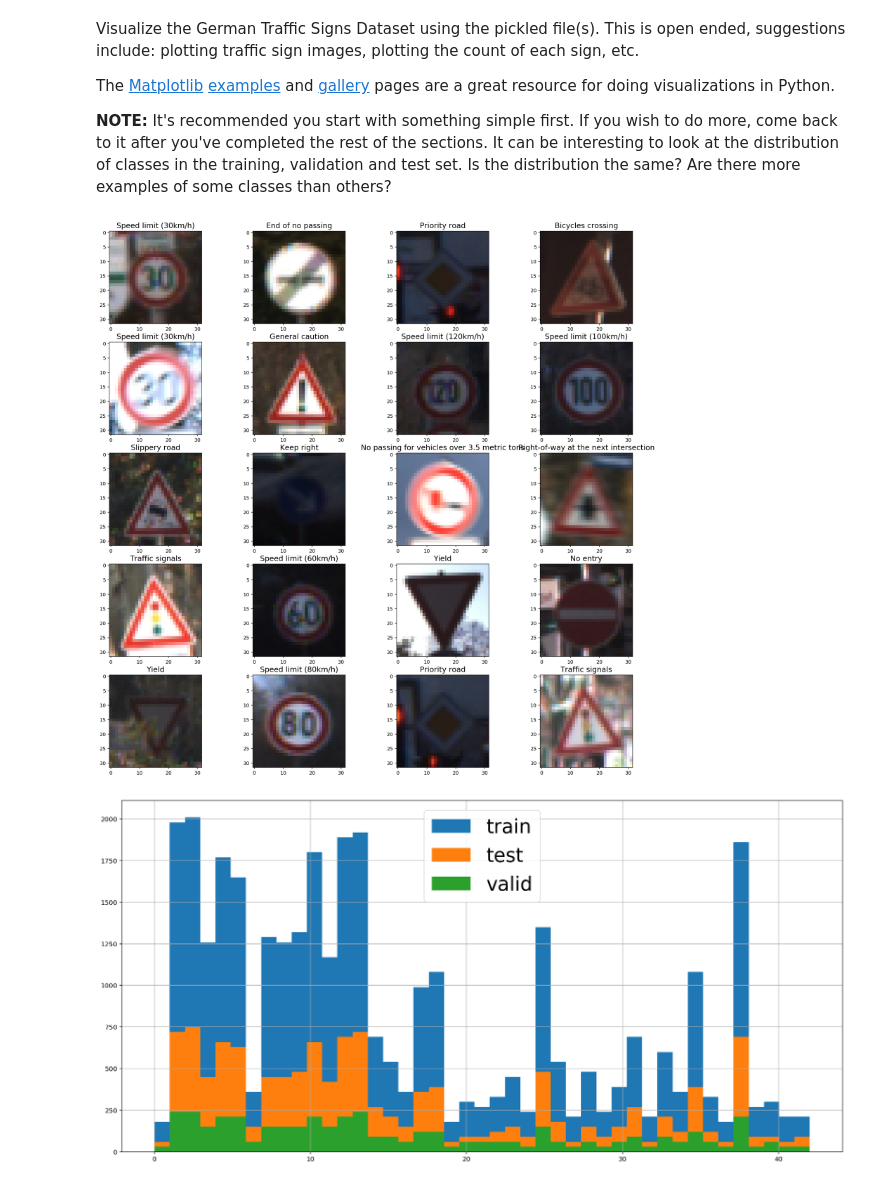
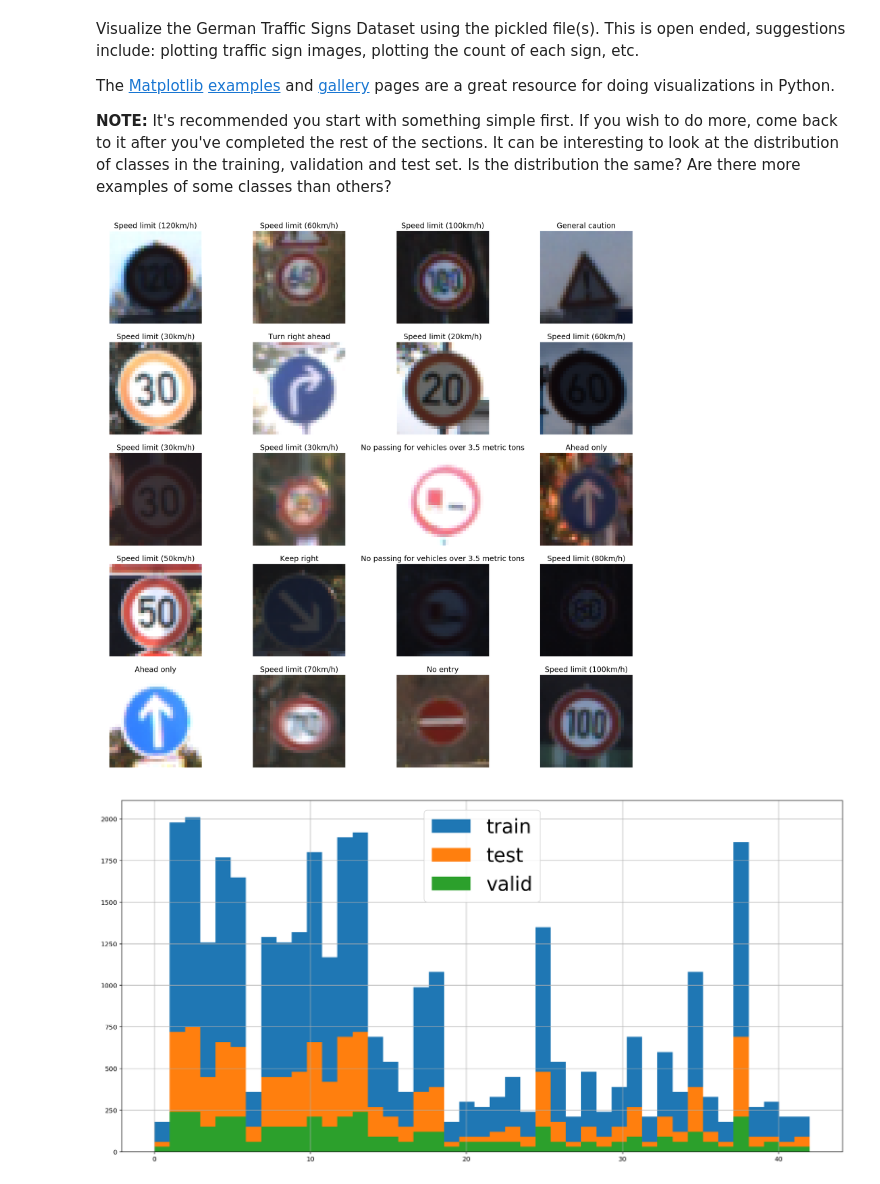
Before and after one commit to yoon-gu/CarND-Traffic-Sign-Classifier-Project, a Jupyter notebook: Traffic_Sign_Classifier.ipynb, the cells around one changed output. Saved outputs shown, nothing was run; the diff lists cells and outputs as text; code cells hidden in the pictures.

```diff
--- a/Traffic_Sign_Classifier.ipynb
+++ b/Traffic_Sign_Classifier.ipynb
@@ -104,15 +104,16 @@ import tensorflow as tf
 # %%
 import numpy as np
 idxs = np.random.choice(np.arange(n_train), 20)
 plt.figure(figsize=(20, 20))
 for i in range(len(idxs)):
     plt.subplot(5, 4, i+1)
     plt.imshow(X_train[idxs[i]])
+    plt.axis('off')
     sign = traffic_signs[y_train[idxs[i]]]
     plt.title(sign, fontsize=15)
 plt.show()
 # %% [output]
-[figure, old version]
+[figure, new version]
 # %%
 plt.figure(figsize=(20, 10))
 plt.hist(y_train, n_classes, histtype='bar')
```
Also changed, not shown: parts of 4 cells of this notebook.
